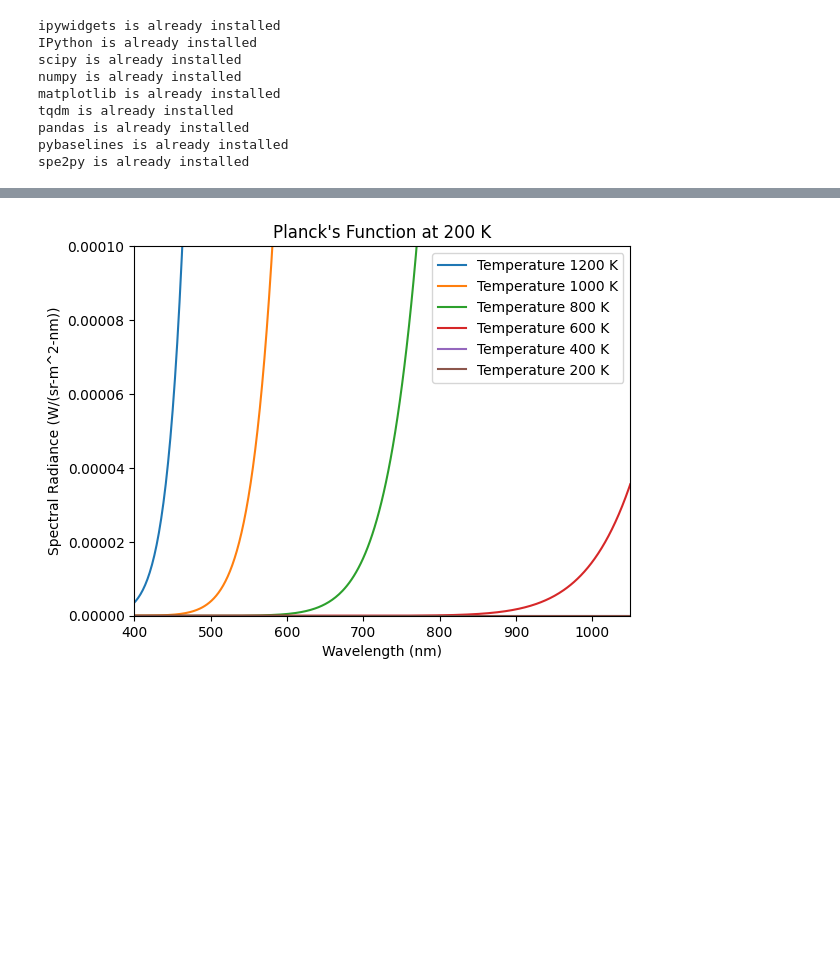
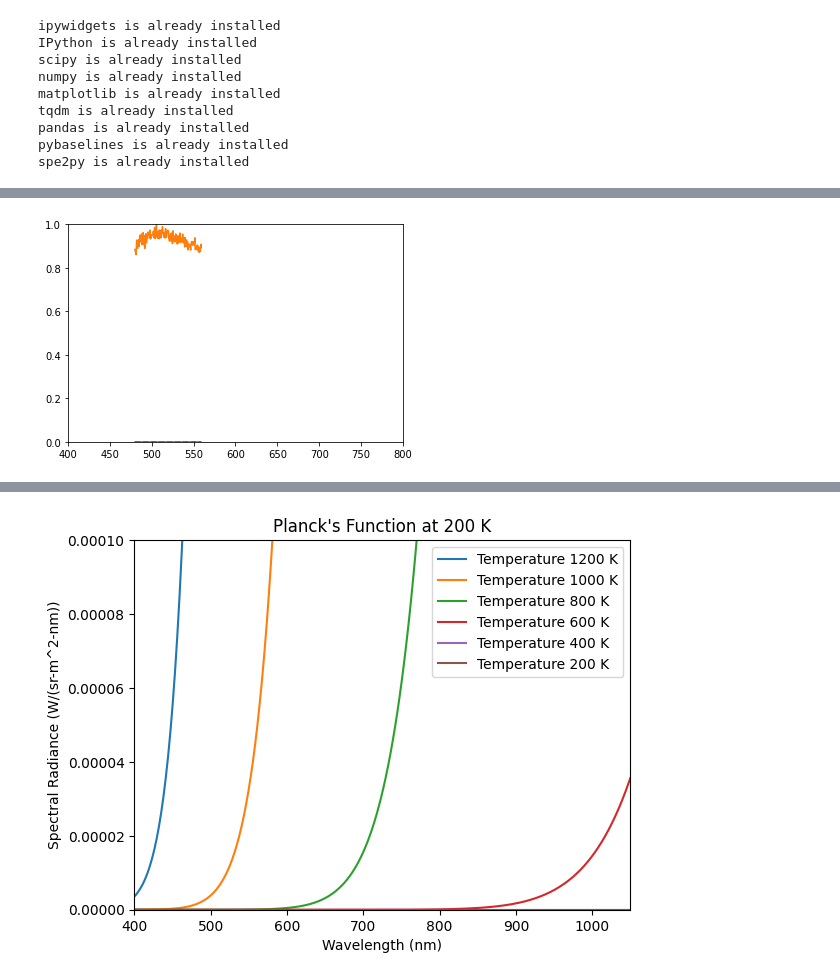
Before and after one commit to professorchaman/Plancks_Analysis, a Jupyter notebook: Planks_fitting_internsity_corr-12022023.ipynb, the cells around one changed output, grey strips where cells are left out. Cells and saved outputs as stored; diff of their text form; code cells hidden in the pictures; blank space fills up the shorter version.

```diff
--- a/Planks_fitting_internsity_corr-12022023.ipynb
+++ b/Planks_fitting_internsity_corr-12022023.ipynb
@@ -457,15 +460,17 @@ data_processor = DataProcessing()
 df_1 = pd.DataFrame(columns=['file_name', 'Temperature(K)'])
 counter = 0
 
-files = selectFiles.files
+# files = selectFiles.files
+files = glob.glob(r"H:\My Data\LH_data\05102023\G4_CA-Exp_16-LH_R3-loc_1_Subt16__28**__39494.txt")
+flamp = glob.glob(r"H:\My Data\LH_data\Intensity Correction\Intensity_correction-300ms_Subt12__20__021_cleaned.txt")
 
-for file in files:
+for file in tqdm(files):
     with open(file, 'r') as f:
         for line in f:
             if line.startswith('Integration Time (sec):'):
                 integration_time = line.split(':')[1].strip()
                 acquisitionTime = float(integration_time)
-                print(f'Integration time: {acquisitionTime} s')
+                # print(f'Integration time: {acquisitionTime} s')
 
     head, tail = os.path.split(file)
 
@@ -494,71 +499,80 @@ for file in files:
     if do_baseline_subtraction == 'y':
         base = data_processor.subtract_bsl(filt_data, p_order)
     else:
         base = 0
 
     bsl_subt_data = filt_data - base
 
     if do_data_cleaning == 'y':
         cleaned_data = data_processor.data_cleaning(bsl_subt_data, erp)
     else:
         cleaned_data = bsl_subt_data
 
     # Plancks fitting process
 
-    pixelResolution = (x_data[-1] - x_data[-2])  # delta wavelength nm
-    # print('Pixel Resolution = ' + str(pixelResolution))
+    if do_planck_fit == 'y':
 
-    y_spec_irr = np.zeros(shape=len(x_data))
-    photonFlux = np.zeros(shape=len(cleaned_data))
-    for j in range(len(x_data)):
-        photonFlux[j] = cleaned_data[j] / (pixelArea * acquisitionTime)
-        y_spec_irr[j] = photonFlux[j] * (h * c / (x_data[j] * 10 ** -9)) / (pixelResolution)  # spectral irradiance in W/m^2-nm
+        pixelResolution = (x_data[-1] - x_data[-2])  # delta wavelength nm
+        # print('Pixel Resolution = ' + str(pixelResolution))
 
-    # y_spec_irr_norm = y_spec_irr/np.max(y_spec_irr)
-    # y_spec_irr_norm = (y_spec_irr - np.min(y_spec_irr))/(np.max(y_spec_irr)-np.min(y_spec_irr))
-    y_spec_irr_norm = y_spec_irr
+        y_spec_irr = np.zeros(shape=len(x_data))
+        photonFlux = np.zeros(shape=len(cleaned_data))
+        for j in range(len(x_data)):
+            photonFlux[j] = cleaned_data[j] / (pixelArea * acquisitionTime)
+            y_spec_irr[j] = photonFlux[j] * (h * c / (x_data[j] * 10 ** -9)) / (pixelResolution)  # spectral irradiance in W/m^2-nm
 
-    # print(x)
-    start = np.argmin(abs(x_data[1:] - wvl_start))
-    end = np.argmin(abs(x_data[1:] - wvl_end))
-    # print(start, end)
-    wa = x_data[start:end]
-    ydata_1 = y_spec_irr_norm[start:end]
+        # y_spec_irr_norm = y_spec_irr/np.max(y_spec_irr)
+        # y_spec_irr_norm = (y_spec_irr - np.min(y_spec_irr))/(np.max(y_spec_irr)-np.min(y_spec_irr))
+        y_spec_irr_norm = y_spec_irr
 
-    popt, pcov = curve_fit(data_processor.blackbody_lam, wa, ydata_1/max(ydata_1), p0=T0)
+        # print(x)
+        start = np.argmin(abs(x_data[1:] - wvl_start))
+        end = np.argmin(abs(x_data[1:] - wvl_end))
+        # print(start, end)
+        wa = x_data[start:end]
+        ydata_1 = y_spec_irr_norm[start:end]
+        # scalefactor = 1e-9
 
-    # get the best fitting parameter values and their 1 sigma errors
-    # (assuming the parameters aren't strongly correlated).
+        popt, pcov = curve_fit(data_processor.blackbody_lam, wa, ydata_1, p0=T0)
 
-    bestT1 = popt
-    sigmaT1 = np.sqrt(np.diag(pcov))
+        # get the best fitting parameter values and their 1 sigma errors
+        # (assuming the parameters aren't strongly correlated).
 
-    ybest = data_processor.blackbody_lam(wa, bestT1)
-    yblack = data_processor.blackbody_lam(wa, T0)
+        bestT1 = popt
+        sigmaT1 = np.sqrt(np.diag(pcov))
 
-    df_1.loc[counter] = [tail, bestT1[0]]
+        ybest = data_processor.blackbody_lam(wa, bestT1)
+        yblack = data_processor.blackbody_lam(wa, T0)
 
-    # degrees_of_freedom
-        # degrees_of_freedom = len(wa) - 2
-    # resid = (ydata_1 - ybest) / sigmaT1
-    # chisq = np.dot(resid, resid)
+        df_1.loc[counter] = [tail, bestT1[0]]
 
-    # #print(degrees_of_freedom, 'dof')
-    # print('chi squared %.2f' % chisq)
-    # #print('nchi2 %.2f' % (chisq / degrees_of_freedom))
+        # # degrees_of_freedom
+        # degrees_of_freedom = len(wa) - 1
+        # resid = (ydata_1 - ybest) / sigmaT1
+        # chisq = np.dot(resid, resid)
 
-    # plot the solution
-    plt.plot(wa,ydata_1,label='Intensity corrected data')
-    #plt.xlim(360,850)
-    #plt.ylim(0,15)
-    plt.plot(wa,yblack,label='Input Temperature %d'%T0)
-    # plt.plot(wa, ybest, label='Best fitting model %d'%bestT1)
-    # plt.title(tail_i)
-    plt.ylabel("Spectral Irradiance (W/m$^2$-nm)")
-    plt.xlabel("Wavelength (nm)")
-    plt.legend(frameon=True)
+        # #print(degrees_of_freedom, 'dof')
+        # print('chi squared %.2f' % chisq)
+        # print('nchi2 %.2f' % (chisq / degrees_of_freedom))
+
+        # plot the solution
+        plt.plot(wa,ydata_1/max(ydata_1),label='Intensity corrected data')
+        plt.plot(wa,yblack,label='Input Temperature %d'%T0)
+        plt.plot(wa, ybest, ls= '--',label='Best fitting model %d'%bestT1)
+        plt.ylim(0,1)
+        plt.show()
+        # plt.ylabel("Spectral Irradiance (W/m$^2$-nm)")
+    else:
+        y_spec_irr_norm = cleaned_data
+        plt.plot(x_data, y_spec_irr_norm, label='Intensity corrected data')
+        plt.ylabel("Intensity (a.u.)")
+
+    # plt.title(tail) # File name as the plot title
+    # plt.xlabel("Wavelength (nm)")
+    # plt.legend(frameon=True)
     #plt.savefig('')
     plt.show()
 print(df_1)
 # df_1.to_csv(r'temp_val_2.csv',index=False,header=True)
 # %% [output]
+[figure, new version]
```
Also changed, not shown: parts of 8 cells of this notebook, 1 other file.
